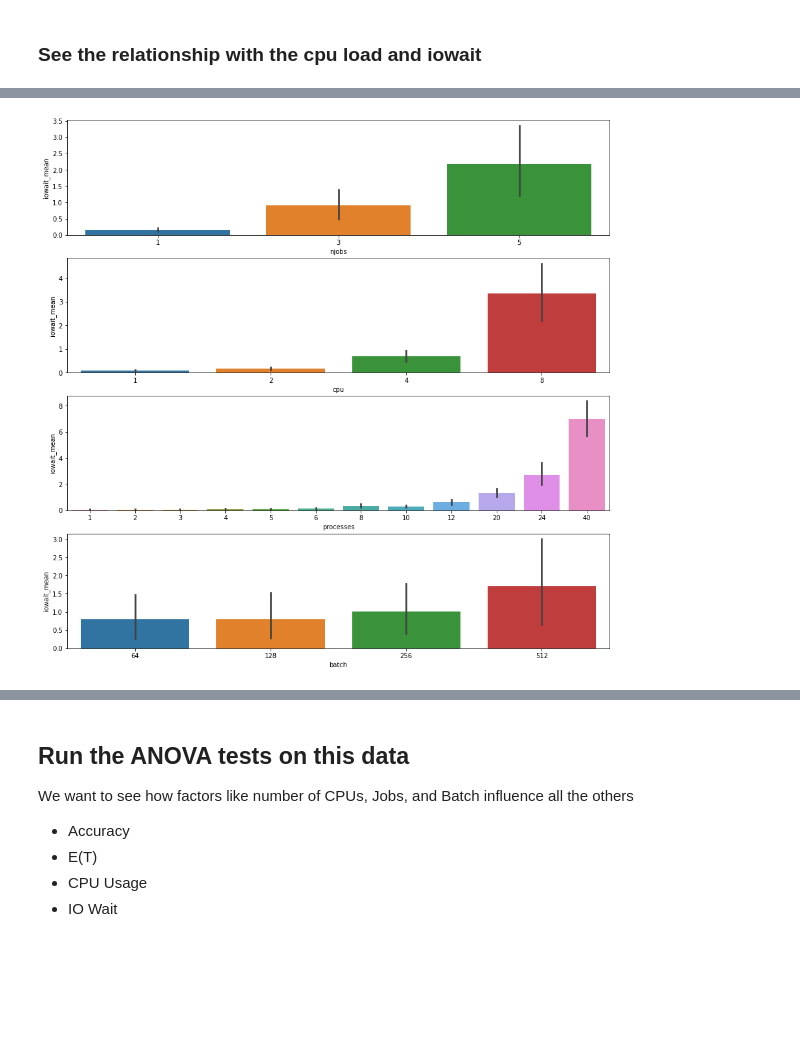
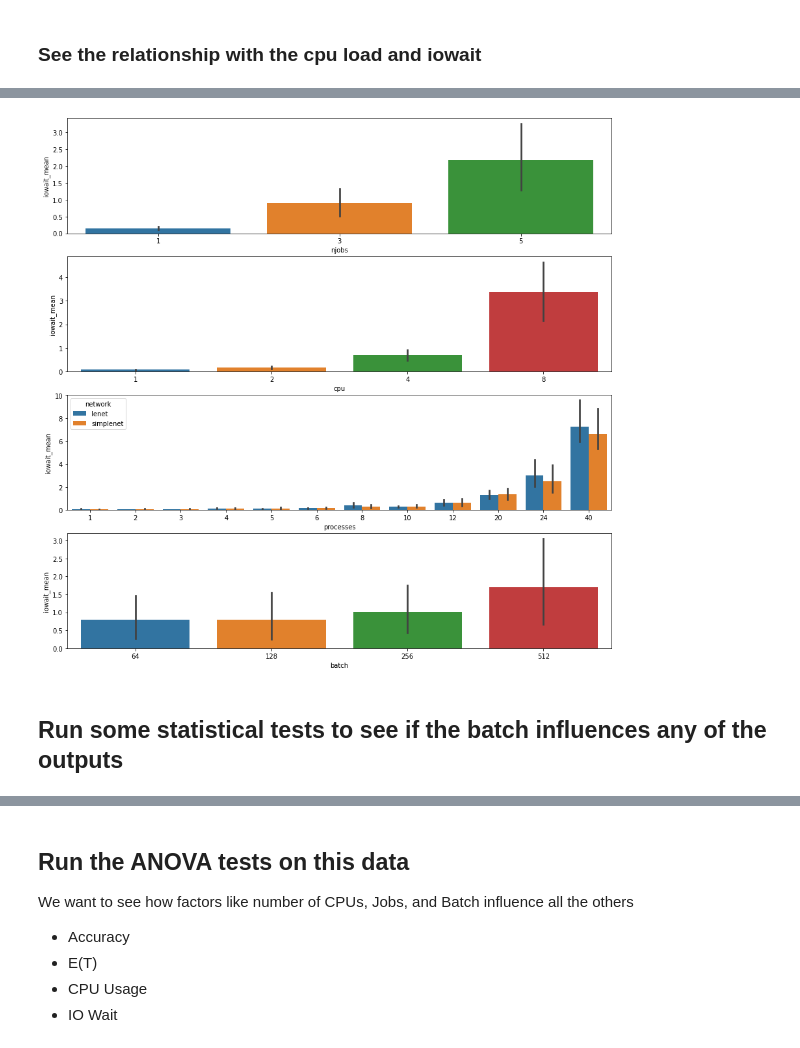
Before and after one commit to sharwinbobde/Courier-BigDL-Study, a Jupyter notebook: experiment-results.ipynb, the cells around one changed output, grey strips where cells are left out. Saved outputs shown, nothing was run; the diff lists cells and outputs as text; code cells hidden in the pictures; blank space fills up the shorter version.

```diff
--- a/experiment-results.ipynb
+++ b/experiment-results.ipynb
@@ -382,11 +376,13 @@ results_df.groupby(['batch']).mean()
 # %%
 fig, (ax1, ax2, ax3, ax4) = plt.subplots(4, figsize=(15,15))
 
 sns.barplot(x='njobs', y='iowait_mean', data=results_df, ax=ax1)
 sns.barplot(x='cpu', y='iowait_mean', data=results_df, ax=ax2)
 
 results_df['processes'] = results_df['cpu'] * results_df['njobs']
-sns.barplot(x='processes', y='iowait_mean', data=results_df, ax=ax3)
+sns.barplot(x='processes', y='iowait_mean', hue='network', data=results_df, ax=ax3)
 sns.barplot(x='batch', y='iowait_mean', data=results_df, ax=ax4);
 # %% [output]
-[figure, old version]
+[figure, new version]
+# %% [markdown]
+## Run some statistical tests to see if the batch influences any of the outputs
```
Also changed, not shown: parts of 17 cells of this notebook.
